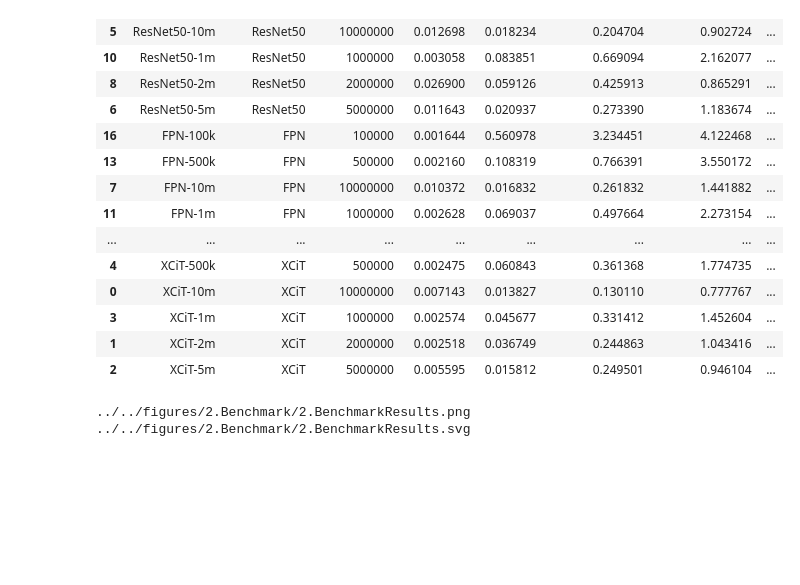
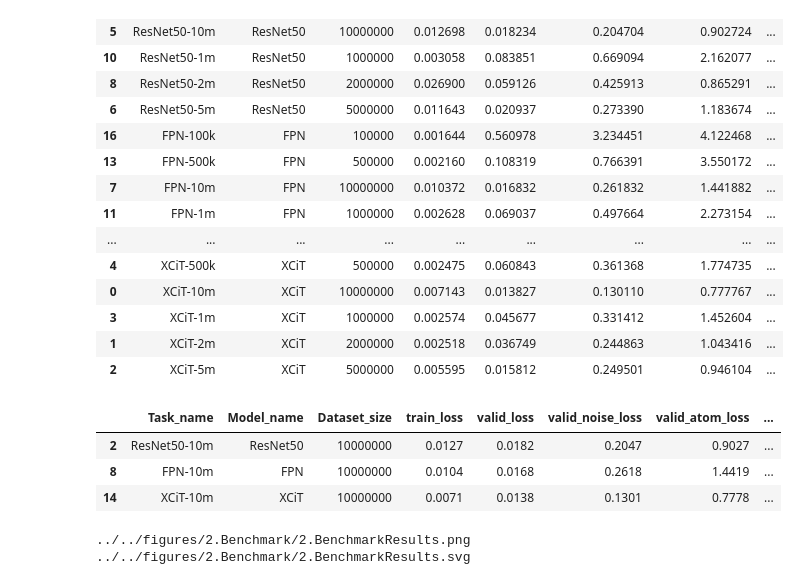
Before and after one commit to yig319/Understanding-Experimental-Images-by-Identifying-Symmetries-with-Deep-Learning, a Jupyter notebook: notebooks/paper_discussions/2.BenchmarkResults.ipynb, the cells around one changed output. Drawn from its saved outputs; the diff is of its cells as text; code cells hidden in the pictures; blank space fills up the shorter version.

Commit message:
update training progress from a100

```diff
--- a/notebooks/paper_discussions/2.BenchmarkResults.ipynb
+++ b/notebooks/paper_discussions/2.BenchmarkResults.ipynb
@@ -104,3 +104,14 @@ df_summary
 | 3 | XCiT-1m | XCiT | 1000000 | 0.002574 | 0.045677 | 0.331412 | 1.452604 | ... |
 | 1 | XCiT-2m | XCiT | 2000000 | 0.002518 | 0.036749 | 0.244863 | 1.043416 | ... |
 | 2 | XCiT-5m | XCiT | 5000000 | 0.005595 | 0.015812 | 0.249501 | 0.946104 | ... |
+# %%
+df = df_summary.reset_index().rename(columns={"index": "Row"})
+df = df.drop(columns=["Row"])
+df = df.loc[[2, 8, 14]]
+df = df.round(4)
+df
+# %% [output]
+|  | Task_name | Model_name | Dataset_size | train_loss | valid_loss | valid_noise_loss | valid_atom_loss | ... |
+| 2 | ResNet50-10m | ResNet50 | 10000000 | 0.0127 | 0.0182 | 0.2047 | 0.9027 | ... |
+| 8 | FPN-10m | FPN | 10000000 | 0.0104 | 0.0168 | 0.2618 | 1.4419 | ... |
+| 14 | XCiT-10m | XCiT | 10000000 | 0.0071 | 0.0138 | 0.1301 | 0.7778 | ... |
```
Also changed, not shown: parts of 1 cell of this notebook, 19 other files.
